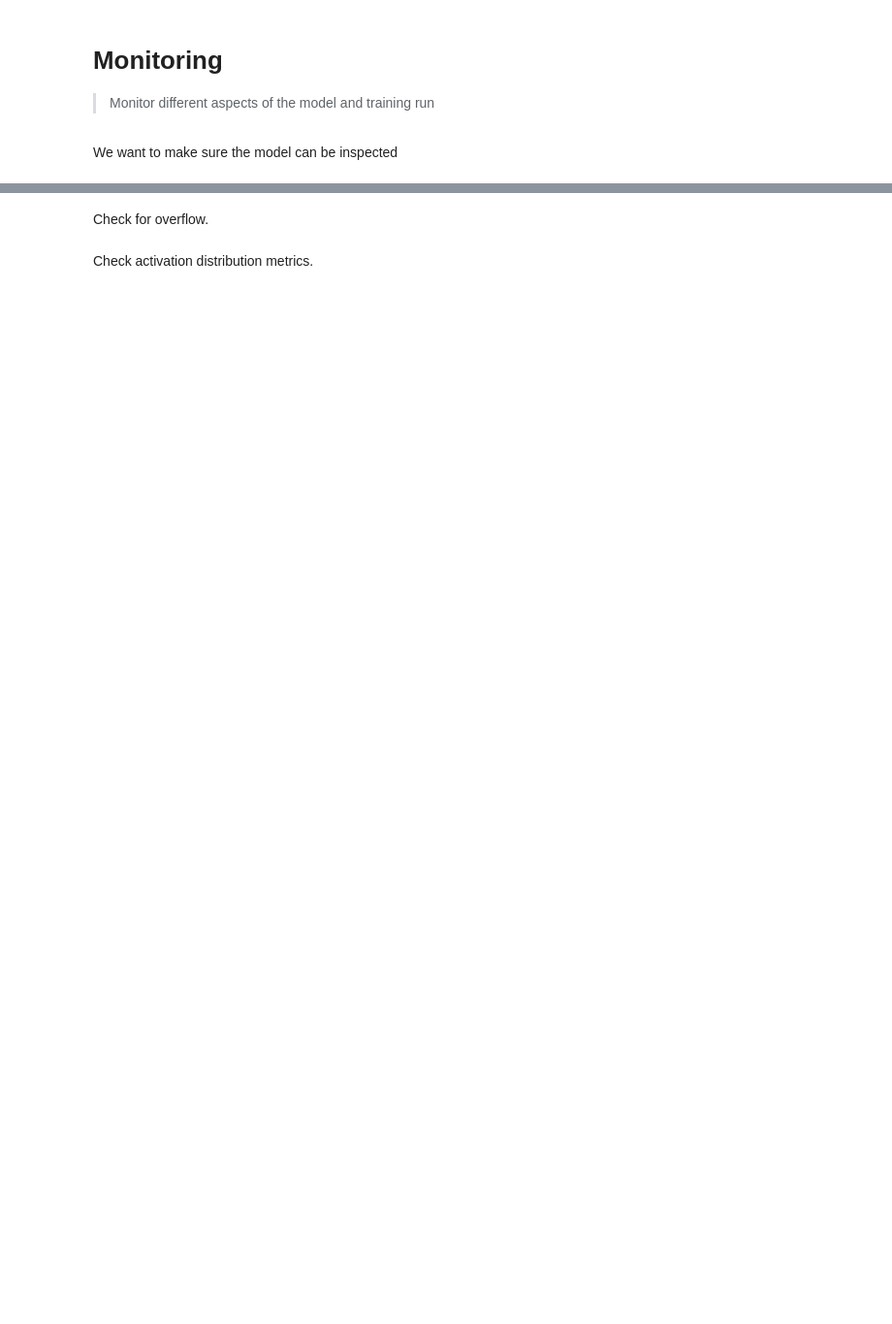
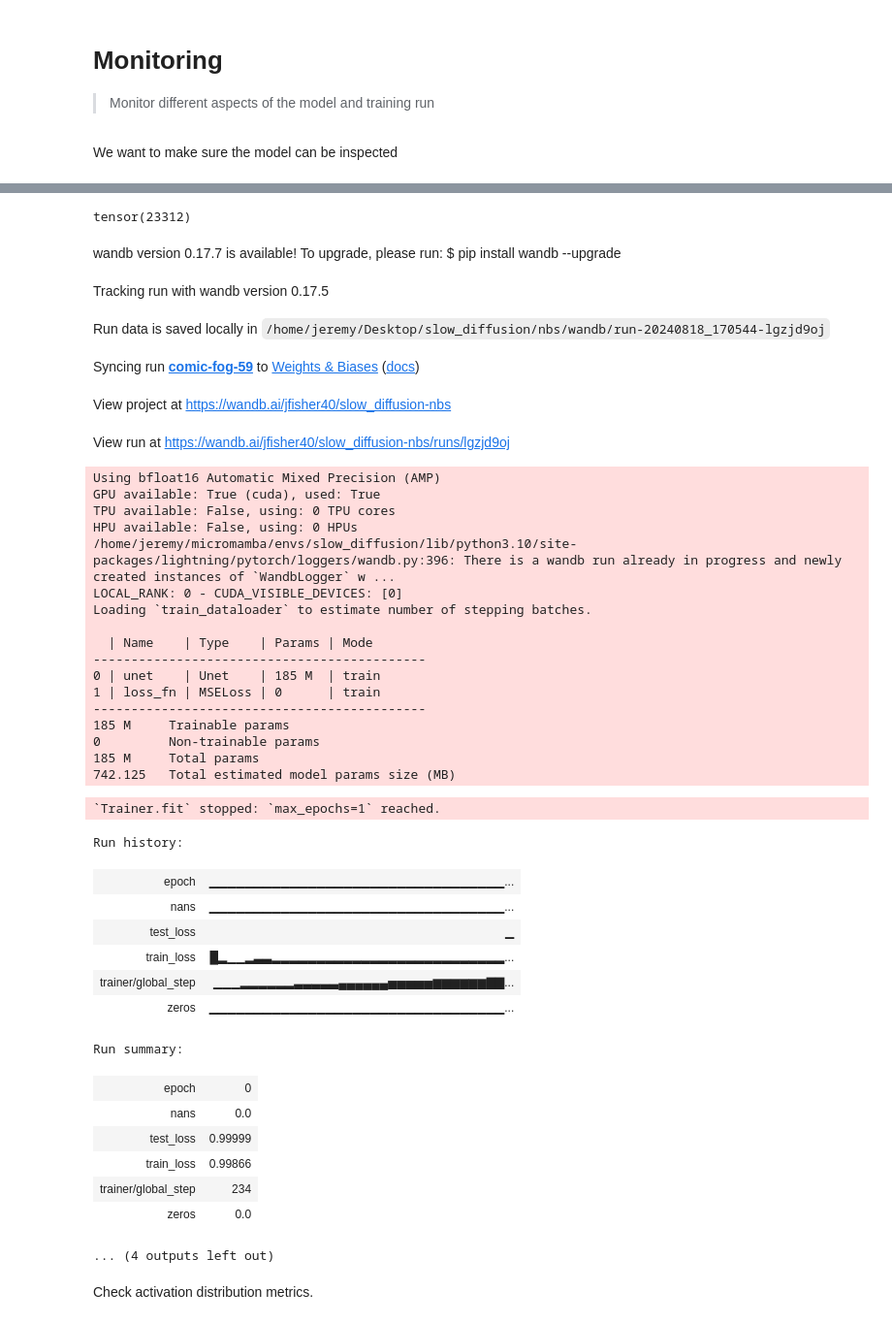
Before and after one commit to jeremyadamsfisher/slow_diffusion, a Jupyter notebook: nbs/05_monitoring.ipynb, the cells around one changed output, grey strips where cells are left out. Shown: that part at 97% size. Drawn from its saved outputs; the diff is of its cells as text; code cells hidden in the pictures; blank space fills up the shorter version.

```diff
--- a/nbs/05_monitoring.ipynb
+++ b/nbs/05_monitoring.ipynb
@@ -20,16 +22,17 @@ from slow_diffusion.training import get_tiny_unet
 # %% [markdown]
 We want to make sure the model can be inspected
 # %%
-def fashion_test_run(callback):
+def test_run(callback):
     with wandb.init():
         wandb_logger = WandbLogger()
-        dm = FashionMNISTDataModule(256, n_workers=0)
+        dm = FashionMNISTDataModule(256, n_workers=7)
         dm.setup()
         model = get_tiny_unet()
         trainer = L.Trainer(
             max_epochs=1,
-            callbacks=[],
+            callbacks=[callback],
             logger=WandbLogger(),
             precision="bf16-mixed",
+            log_every_n_steps=1,
         )
         trainer.fit(model=model, datamodule=dm)
@@ -85,2 +98,0 @@ Loading `train_dataloader` to estimate number of stepping batches.
-# %% [markdown]
-Check for overflow.
@@ -87,11 +101,23 @@ Check for overflow.
+# %%
+zeros = 0
+for _, params in model.named_parameters():
+    zeros += (params == 0).sum()
+zeros
+# %% [output]
+tensor(23312)
 # %%
 # |exports
 class CountDeadUnitsCallback(L.Callback):
+    """Check for numeric underflow or overflow"""
+
     def __init__(self):
         super().__init__()
 
     def on_train_batch_end(self, trainer, pl_module, outputs, batch, batch_idx):
         nans = 0
+        zeros = 0
         for _, params in pl_module.named_parameters():
             nans += params.isnan().int().sum().item()
-        self.log("dead_units", nans, reduce_fx=sum)
+            zeros += (params == 0).sum().item()
+        self.log("nans", nans, reduce_fx=max)
+        self.log("zeros", zeros, reduce_fx=max)
@@ -101,3 +124,46 @@ StatsCallback(mod_filter=r"convs"),
+# %%
+%%time
+test_run(CountDeadUnitsCallback())
+# %% [output]
+wandb version 0.17.7 is available! To upgrade, please run: $ pip install wandb --upgrade
+Tracking run with wandb version 0.17.5
+Run data is saved locally in /home/jeremy/Desktop/slow_diffusion/nbs/wandb/run-20240818_170544-lgzjd9oj
+Syncing run comic-fog-59 to Weights & Biases (docs)
+View project at https://wandb.ai/jfisher40/slow_diffusion-nbs
+View run at https://wandb.ai/jfisher40/slow_diffusion-nbs/runs/lgzjd9oj
+Using bfloat16 Automatic Mixed Precision (AMP)
+GPU available: True (cuda), used: True
+TPU available: False, using: 0 TPU cores
+HPU available: False, using: 0 HPUs
+/home/jeremy/micromamba/envs/slow_diffusion/lib/python3.10/site-packages/lightning/pytorch/loggers/wandb.py:396: There is a wandb run already in progress and newly created instances of `WandbLogger` w ...
+LOCAL_RANK: 0 - CUDA_VISIBLE_DEVICES: [0]
+Loading `train_dataloader` to estimate number of stepping batches.
+
+  | Name    | Type    | Params | Mode
+--------------------------------------------
+0 | unet    | Unet    | 185 M  | train
+1 | loss_fn | MSELoss | 0      | train
+--------------------------------------------
+185 M     Trainable params
+0         Non-trainable params
+185 M     Total params
+742.125   Total estimated model params size (MB)
+`Trainer.fit` stopped: `max_epochs=1` reached.
+Run history:
+| epoch | ▁▁▁▁▁▁▁▁▁▁▁▁▁▁▁▁▁▁▁▁▁▁▁▁▁▁▁▁▁▁▁▁▁... |
+| nans | ▁▁▁▁▁▁▁▁▁▁▁▁▁▁▁▁▁▁▁▁▁▁▁▁▁▁▁▁▁▁▁▁▁... |
+| test_loss | ▁ |
+| train_loss | █▂▁▁▂▃▃▂▂▂▂▂▂▂▂▂▂▂▂▂▂▂▂▂▂▂▂▂▂▂▂▂▂... |
+| trainer/global_step | ▁▁▁▂▂▂▂▂▂▃▃▃▃▃▄▄▄▄▄▄▅▅▅▅▅▆▆▆▆▆▆▇▇... |
+| zeros | ▁▁▁▁▁▁▁▁▁▁▁▁▁▁▁▁▁▁▁▁▁▁▁▁▁▁▁▁▁▁▁▁▁... |
+Run summary:
+| epoch | 0 |
+| nans | 0.0 |
+| test_loss | 0.99999 |
+| train_loss | 0.99866 |
+| trainer/global_step | 234 |
+| zeros | 0.0 |
+... (4 outputs left out)
 # %% [markdown]
 Check activation distribution metrics.
 # %%
```
Also changed, not shown: parts of 10 cells of this notebook, 3 other files.
